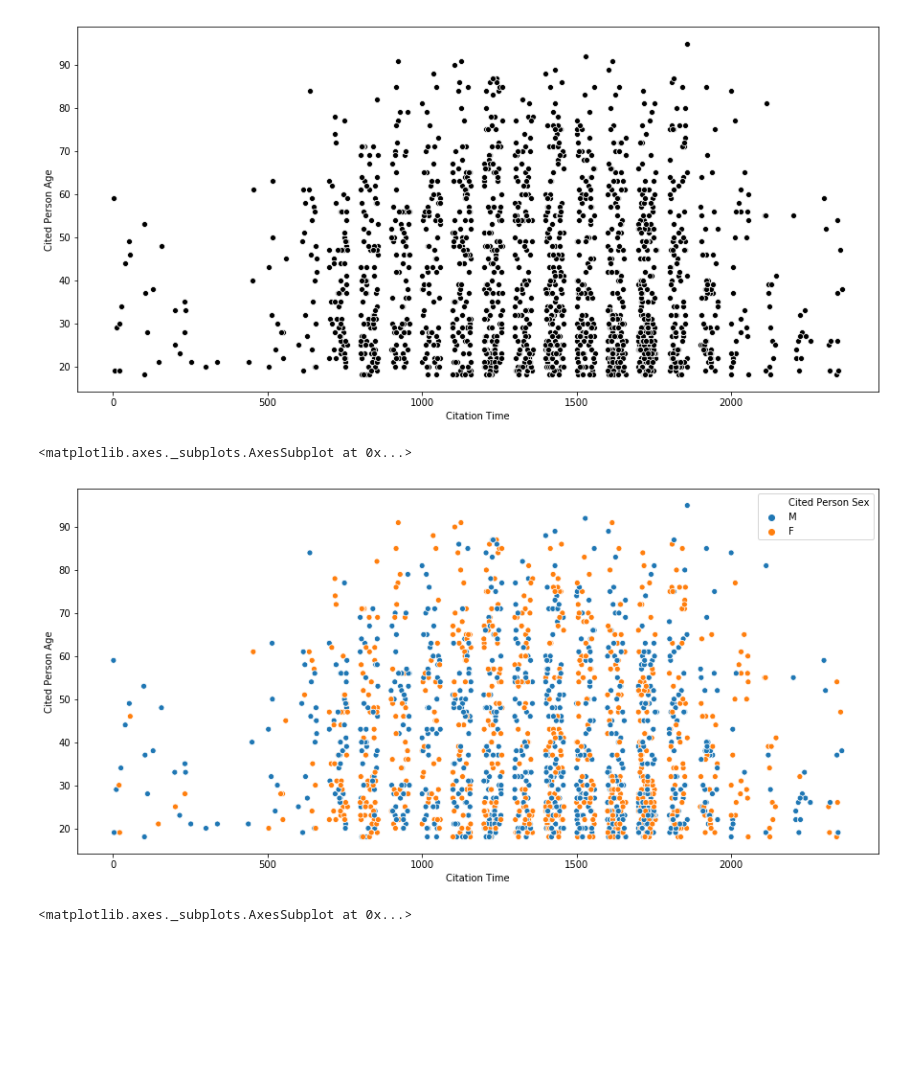
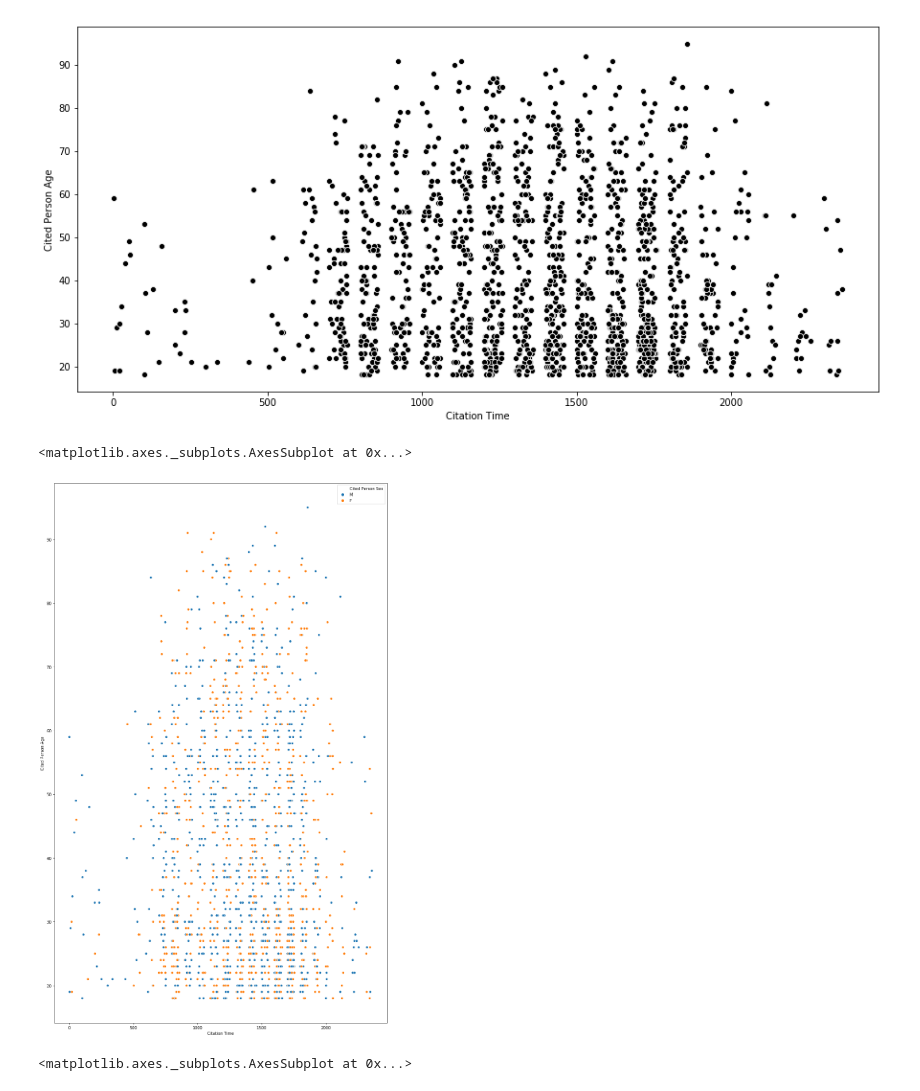
Before and after one commit to mrkjhsn/City-of-Scottsdale-Citations, a Jupyter notebook: Vehicular_Accidents_Visualization.ipynb, the cells around one changed output. Saved outputs shown, nothing was run; the diff lists cells and outputs as text; code cells hidden in the pictures; blank space fills up the shorter version.

```diff
--- a/Vehicular_Accidents_Visualization.ipynb
+++ b/Vehicular_Accidents_Visualization.ipynb
@@ -71,14 +70,16 @@ sns.scatterplot(x=vehicular_accidents['Citation Time'],
 <matplotlib.axes._subplots.AxesSubplot at 0x...>
 [figure]
 # %%
+plt.rcParams["figure.figsize"] = [15, 25]
+
 sns.scatterplot(x=vehicular_accidents['Citation Time'],
                 y=vehicular_accidents['Cited Person Age'],
                 hue=vehicular_accidents['Cited Person Sex'])
 
 #how are accidents distributed by time of day, age, and sex?
 # %% [output]
 <matplotlib.axes._subplots.AxesSubplot at 0x...>
-[figure, old version]
+[figure, new version]
 # %%
 sns.swarmplot(x=vehicular_accidents['Cited Person Sex'],
                 y=vehicular_accidents['Cited Person Age'])
```
Also changed, not shown: parts of 2 cells of this notebook.
